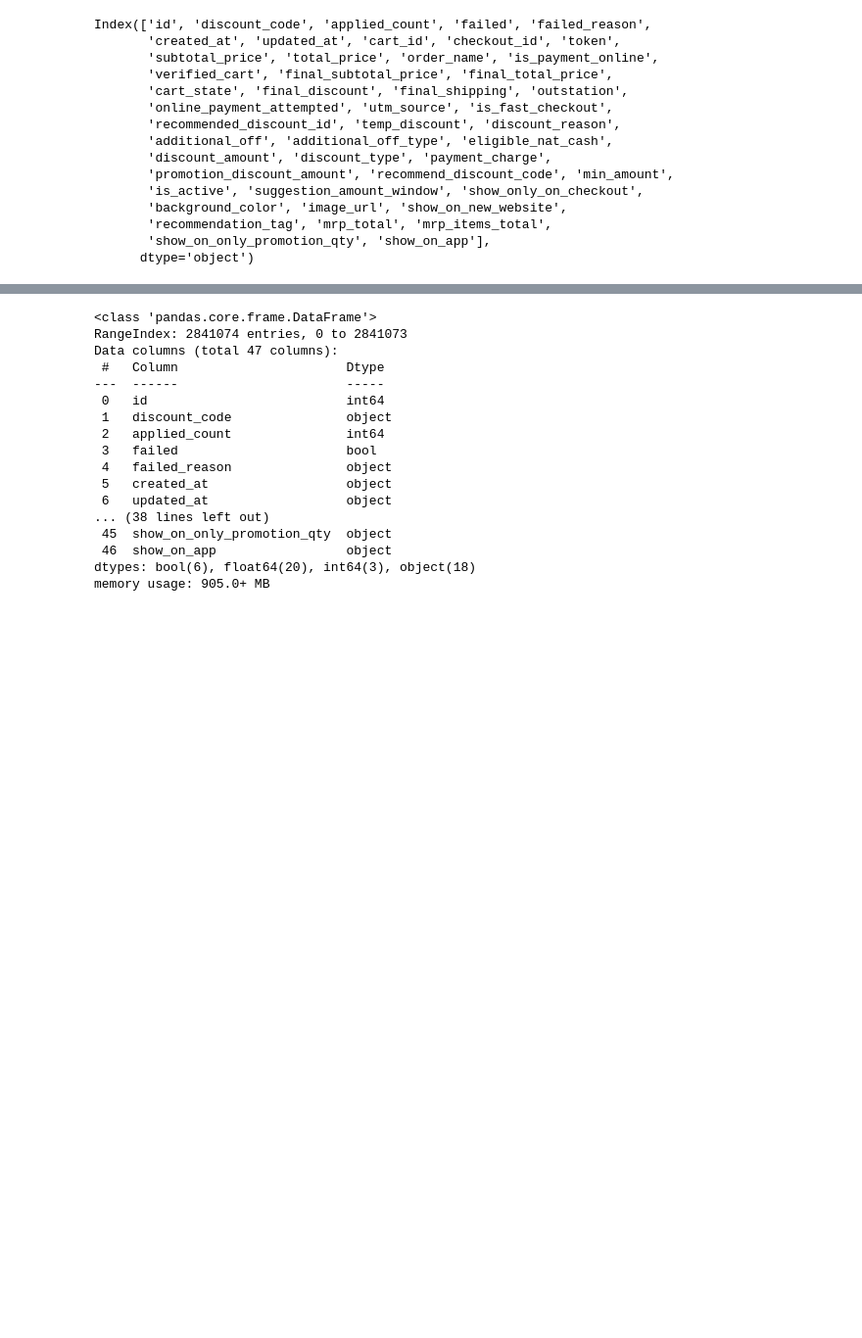
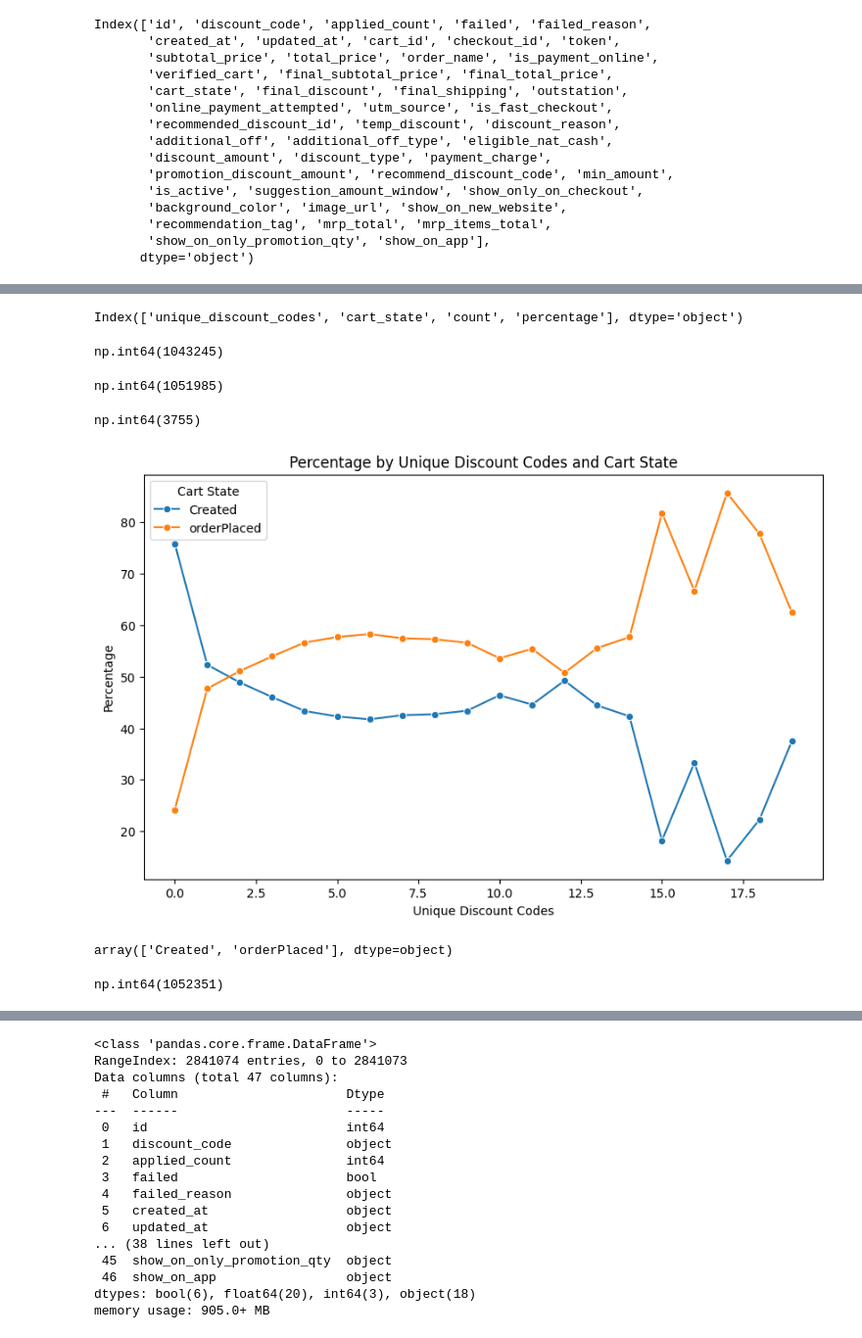
Before and after one commit to nhvishalsangralds/applied_discount_analysis, a Jupyter notebook: notebooks/ad-analysis.ipynb, the cells around one changed output, grey strips where cells are left out. Shown at 98% size. Saved outputs shown, nothing was run; the diff lists cells and outputs as text; code cells hidden in the pictures; blank space fills up the shorter version.

```diff
--- a/notebooks/ad-analysis.ipynb
+++ b/notebooks/ad-analysis.ipynb
@@ -37,0 +298,2 @@ Index(['id', 'discount_code', 'applied_count', 'failed', 'failed_reason',
+# %%
+df['time_spent'] = df['updated_at']- df['created_at']
@@ -37,0 +600,21 @@ Index(['id', 'discount_code', 'applied_count', 'failed', 'failed_reason',
+# %%
+# Step 1: Count unique discount codes per cart
+coupon_per_cart = df.groupby('cart_id')['discount_code'].nunique().reset_index()
+coupon_per_cart.columns = ['cart_id', 'unique_discount_codes']
+
+# Step 2: Merge order placed info
+merged = pd.merge(coupon_per_cart, coupon_data[['cart_id', 'cart_state']], on='cart_id', how='left')
+merged = merged.drop_duplicates(subset='cart_id')
+
+# Step 3: Group and count
+summary = (
+    merged.groupby(['unique_discount_codes', 'cart_state'])
+    .size()
+    .reset_index(name='count')
+)
+
+# Step 4: Calculate percentage within each unique_discount_codes group
+summary['percentage'] = (
+    summary.groupby('unique_discount_codes')['count']
+    .transform(lambda x: round(100 * x / x.sum(), 2))
+)
@@ -37,0 +637,46 @@ Index(['id', 'discount_code', 'applied_count', 'failed', 'failed_reason',
+# %%
+new_data = summary.sort_values(by='unique_discount_codes',ascending=True).head(40)
+# %%
+new_data.columns
+# %% [output]
+Index(['unique_discount_codes', 'cart_state', 'count', 'percentage'], dtype='object')
+# %%
+new_data[new_data['unique_discount_codes']<7]['count'].sum()
+# %% [output]
+np.int64(1043245)
+# %%
+new_data[new_data['unique_discount_codes']<10]['count'].sum()
+# %% [output]
+np.int64(1051985)
+# %%
+new_data[new_data['unique_discount_codes']>10]['count'].sum()
+# %% [output]
+np.int64(3755)
+# %%
+import matplotlib.pyplot as plt
+import seaborn as sns
+import pandas as pd
+
+
+# Create the line plot
+plt.figure(figsize=(10, 6))
+sns.lineplot(x='unique_discount_codes', y='percentage', hue='cart_state', data=new_data, marker='o')
+
+# Customize plot
+plt.title('Percentage by Unique Discount Codes and Cart State')
+plt.xlabel('Unique Discount Codes')
+plt.ylabel('Percentage')
+plt.legend(title='Cart State')
+
+# Show plot
+plt.show()
+# %% [output]
+[figure, added]
+# %%
+summary['cart_state'].unique()
+# %% [output]
+array(['Created', 'orderPlaced'], dtype=object)
+# %%
+unique_coupon_per_cart['unique_discount_codes'].count()
+# %% [output]
+np.int64(1052351)
```
Also changed, not shown: parts of 71 cells of this notebook, 6 other files.
